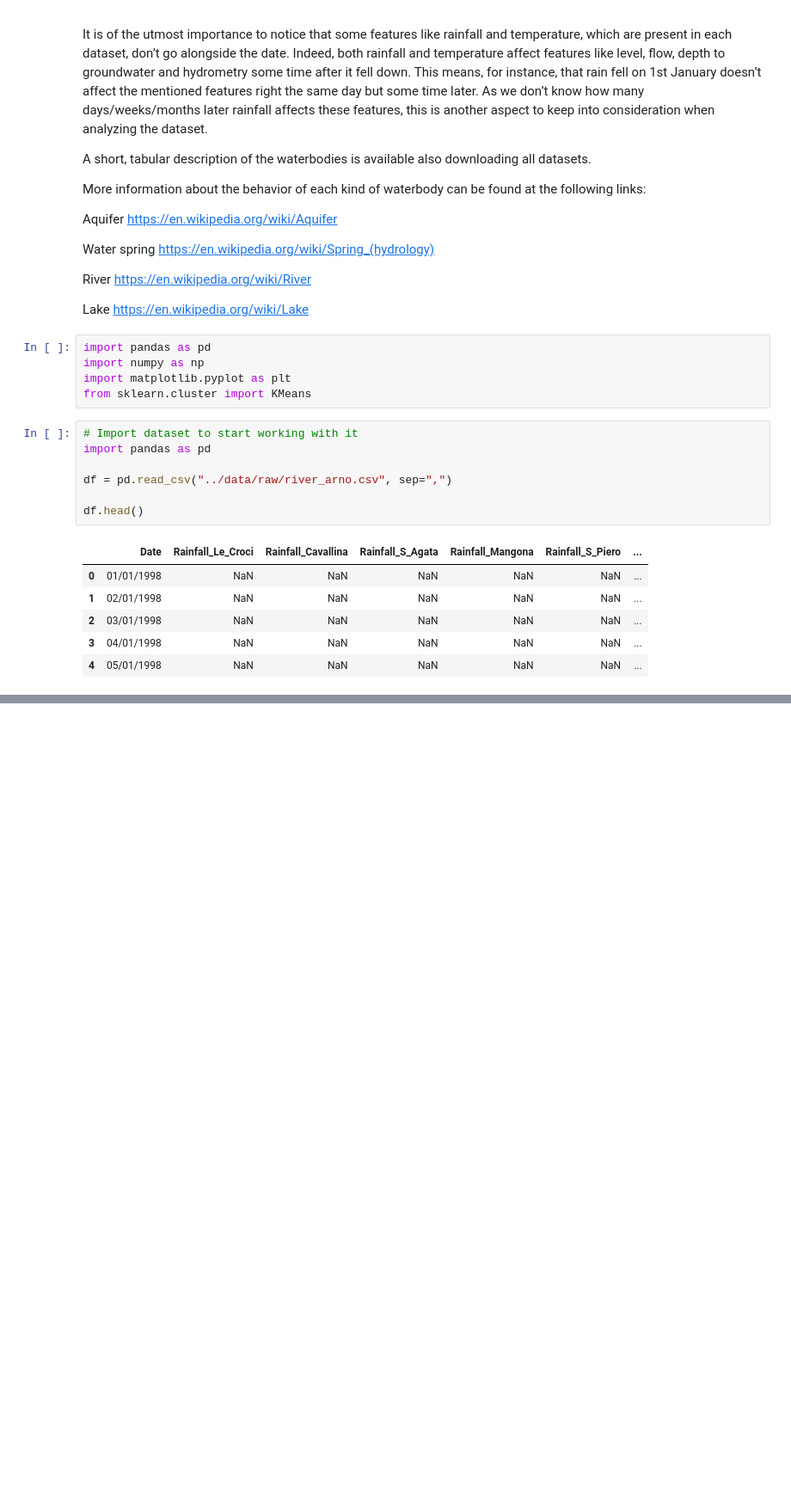
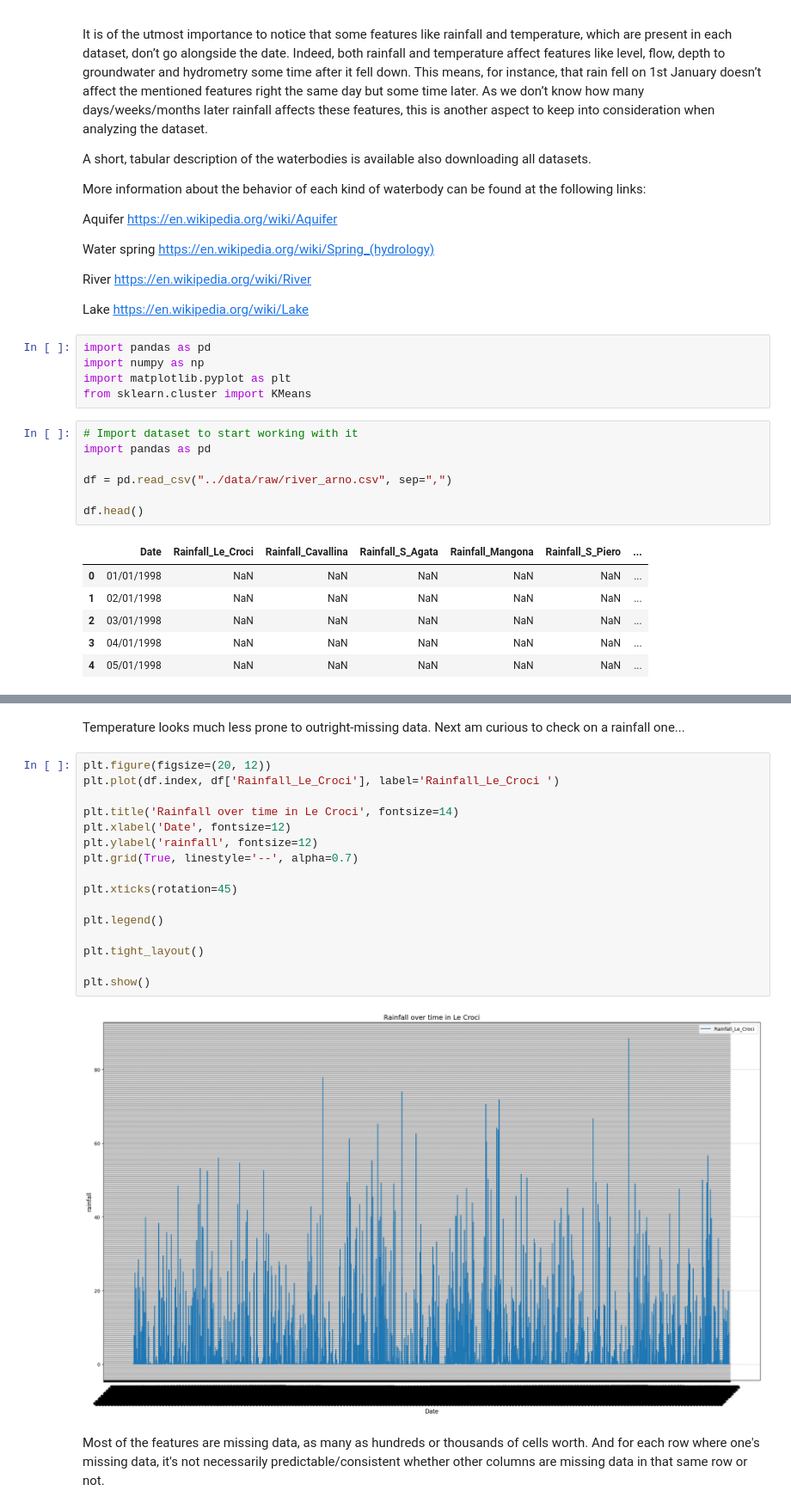
Before and after one commit to NWinocur/kaggle-acea-water-prediction, a Jupyter notebook: src/explore.ipynb, the cells around one changed output, grey strips where cells are left out. Shown at 86% size. Saved outputs shown, nothing was run; the diff lists cells and outputs as text; blank space fills up the shorter version.

```diff
--- a/src/explore.ipynb
+++ b/src/explore.ipynb
@@ -126,0 +175,22 @@ plt.show()
+# %% [markdown]
+Temperature looks much less prone to outright-missing data. Next am curious to check on a rainfall one...
+# %%
+plt.figure(figsize=(20, 12))
+plt.plot(df.index, df['Rainfall_Le_Croci'], label='Rainfall_Le_Croci ')
+
+plt.title('Rainfall over time in Le Croci', fontsize=14)
+plt.xlabel('Date', fontsize=12)
+plt.ylabel('rainfall', fontsize=12)
+plt.grid(True, linestyle='--', alpha=0.7)
+
+plt.xticks(rotation=45)
+
+plt.legend()
+
+plt.tight_layout()
+
+plt.show()
+# %% [output]
+[figure, added]
+# %% [markdown]
+Most of the features are missing data, as many as hundreds or thousands of cells worth. And for each row where one's missing data, it's not necessarily predictable/consistent whether other columns are missing data in that same row or not.
```
Also changed, not shown: parts of 37 cells of this notebook, 1 other file.
